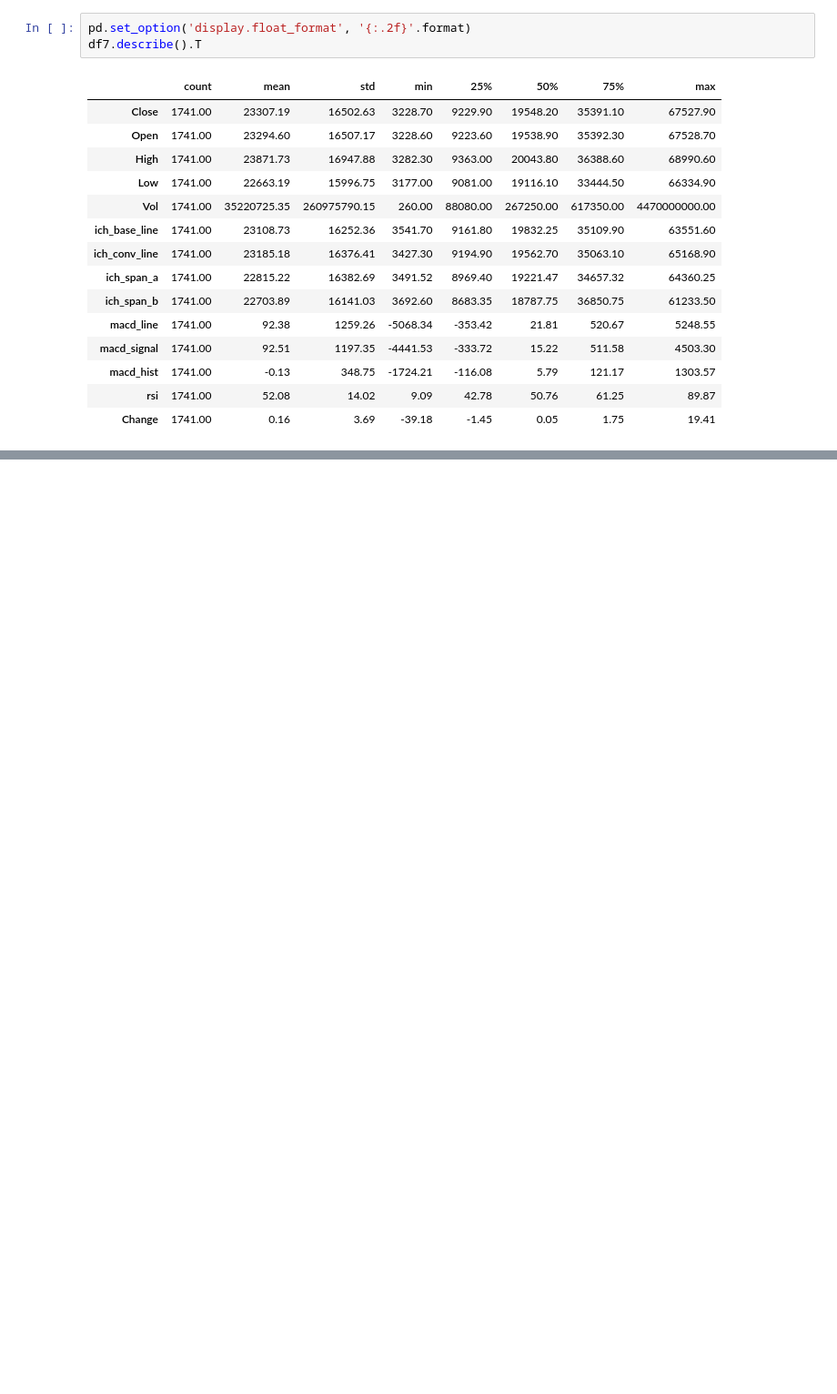
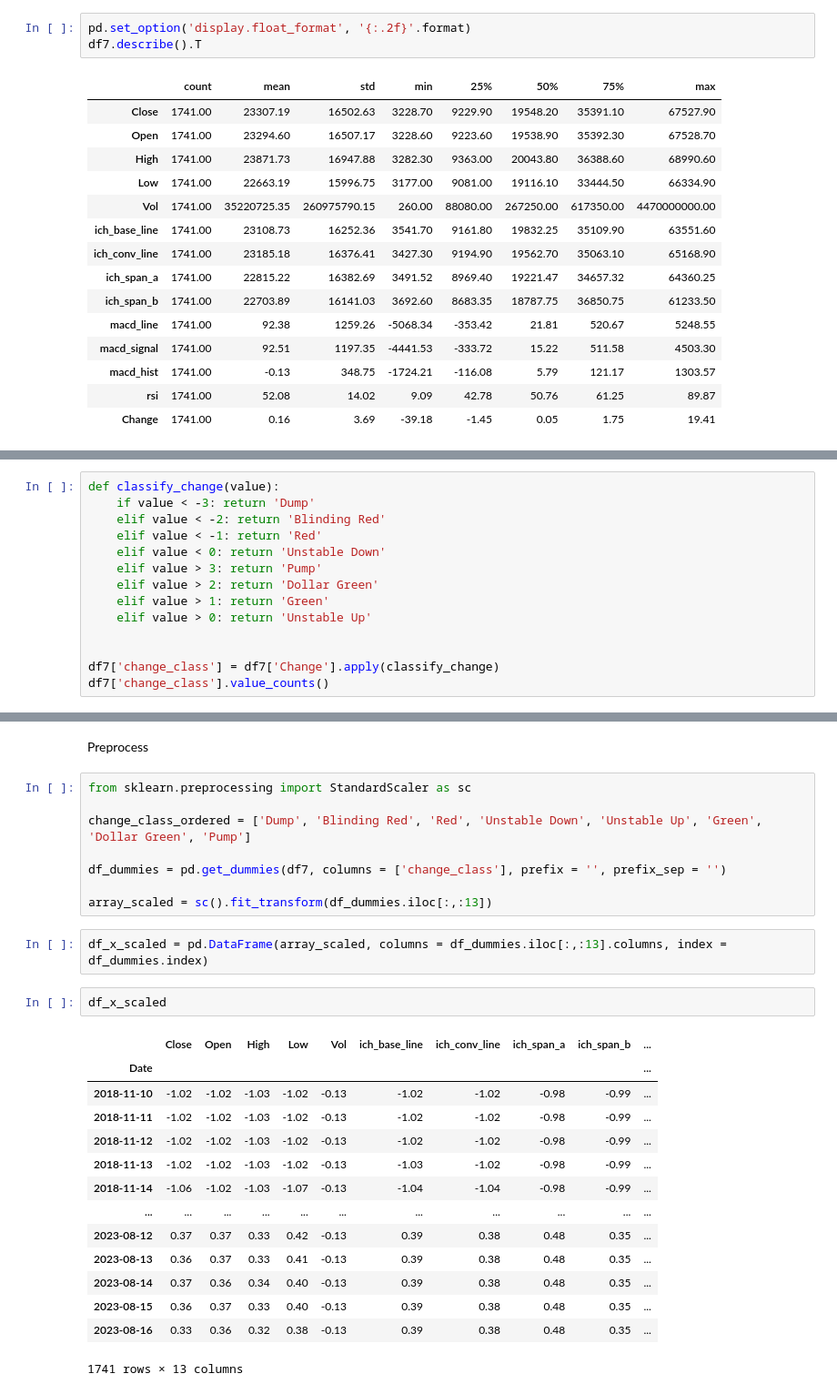
Before and after one commit to anilergan/AISMTB, a Jupyter notebook: btc_daily_chart_classification.ipynb, the cells around one changed output, grey strips where cells are left out. Shown at 91% size. Saved outputs shown, nothing was run; the diff lists cells and outputs as text; blank space fills up the shorter version.

```diff
--- a/main_on_btc_five_years.ipynb
+++ b/btc_daily_chart_classification.ipynb
@@ -601,0 +565,14 @@ Instead of this static estimator, let's try a more dinamic way. We will give mod
+# %%
+def classify_change(value):
+    if value < -3: return 'Dump'
+    elif value < -2: return 'Blinding Red'
+    elif value < -1: return 'Red'
+    elif value < 0: return 'Unstable Down'
+    elif value > 3: return 'Pump'
+    elif value > 2: return 'Dollar Green'
+    elif value > 1: return 'Green'
+    elif value > 0: return 'Unstable Up'
+
+
+df7['change_class'] = df7['Change'].apply(classify_change)
+df7['change_class'].value_counts()
@@ -601,0 +694,29 @@ Instead of this static estimator, let's try a more dinamic way. We will give mod
+# %% [markdown]
+Preprocess
+# %%
+from sklearn.preprocessing import StandardScaler as sc
+
+change_class_ordered = ['Dump', 'Blinding Red', 'Red', 'Unstable Down', 'Unstable Up', 'Green', 'Dollar Green', 'Pump']
+
+df_dummies = pd.get_dummies(df7, columns = ['change_class'], prefix = '', prefix_sep = '')
+
+array_scaled = sc().fit_transform(df_dummies.iloc[:,:13])
+# %%
+df_x_scaled = pd.DataFrame(array_scaled, columns = df_dummies.iloc[:,:13].columns, index = df_dummies.index)
+# %%
+df_x_scaled
+# %% [output]
+|  | Close | Open | High | Low | Vol | ich_base_line | ich_conv_line | ich_span_a | ich_span_b | ... |
+| Date |  |  |  |  |  |  |  |  |  | ... |
+| 2018-11-10 | -1.02 | -1.02 | -1.03 | -1.02 | -0.13 | -1.02 | -1.02 | -0.98 | -0.99 | ... |
+| 2018-11-11 | -1.02 | -1.02 | -1.03 | -1.02 | -0.13 | -1.02 | -1.02 | -0.98 | -0.99 | ... |
+| 2018-11-12 | -1.02 | -1.02 | -1.03 | -1.02 | -0.13 | -1.02 | -1.02 | -0.98 | -0.99 | ... |
+| 2018-11-13 | -1.02 | -1.02 | -1.03 | -1.02 | -0.13 | -1.03 | -1.02 | -0.98 | -0.99 | ... |
+| 2018-11-14 | -1.06 | -1.02 | -1.03 | -1.07 | -0.13 | -1.04 | -1.04 | -0.98 | -0.99 | ... |
+| ... | ... | ... | ... | ... | ... | ... | ... | ... | ... | ... |
+| 2023-08-12 | 0.37 | 0.37 | 0.33 | 0.42 | -0.13 | 0.39 | 0.38 | 0.48 | 0.35 | ... |
+| 2023-08-13 | 0.36 | 0.37 | 0.33 | 0.41 | -0.13 | 0.39 | 0.38 | 0.48 | 0.35 | ... |
+| 2023-08-14 | 0.37 | 0.36 | 0.34 | 0.40 | -0.13 | 0.39 | 0.38 | 0.48 | 0.35 | ... |
+| 2023-08-15 | 0.36 | 0.37 | 0.33 | 0.40 | -0.13 | 0.39 | 0.38 | 0.48 | 0.35 | ... |
+| 2023-08-16 | 0.33 | 0.36 | 0.32 | 0.38 | -0.13 | 0.39 | 0.38 | 0.48 | 0.35 | ... |
+1741 rows × 13 columns
```
Also changed, not shown: parts of 31 cells of this notebook, 1 other file.
